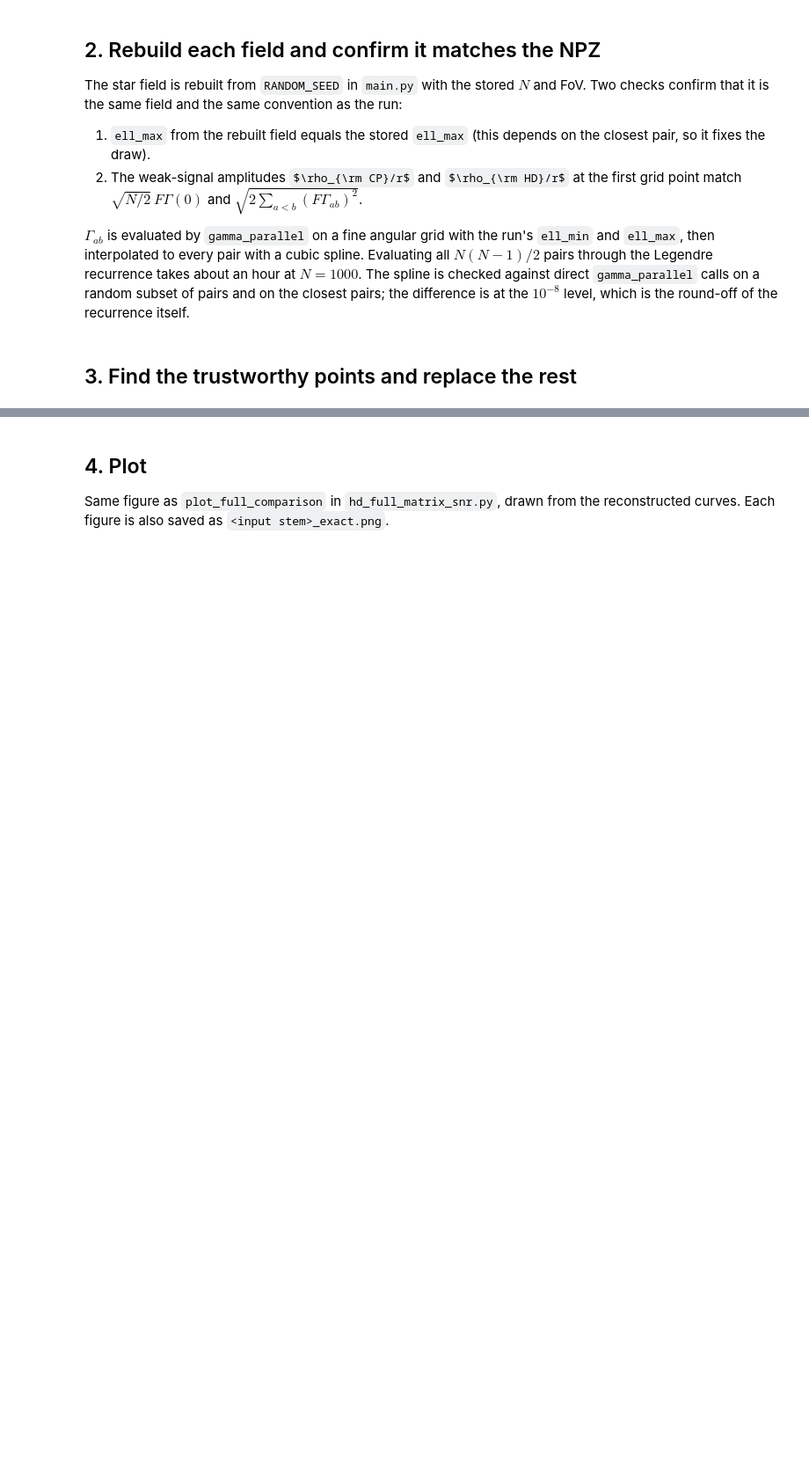
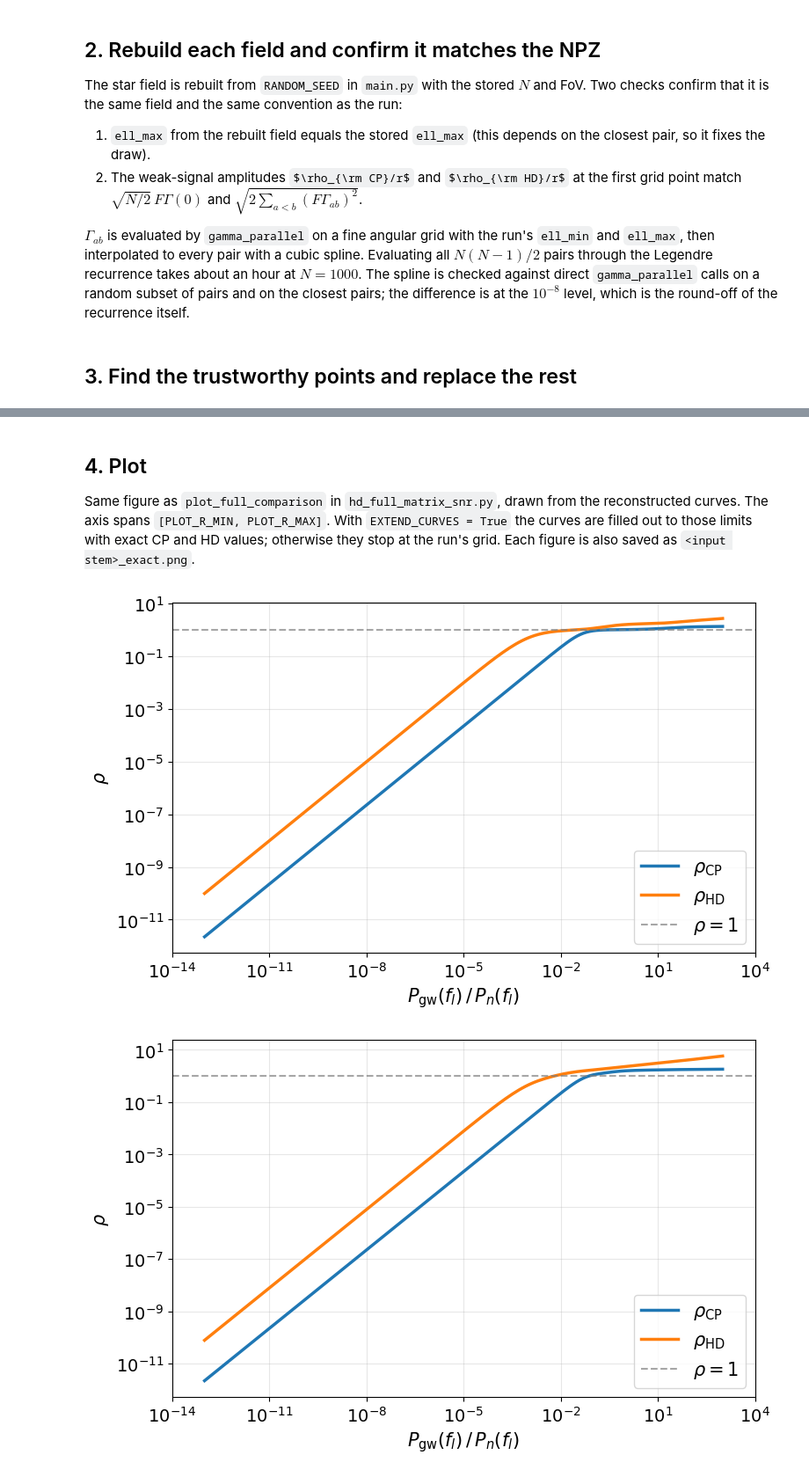
Before and after one commit to sydneyleggio/astrometry-toy-model, a Jupyter notebook: hd_exact_plateau.ipynb, the cells around one changed output, grey strips where cells are left out. Shown at 88% size. Saved outputs shown, nothing was run; the diff lists cells and outputs as text; code cells hidden in the pictures; some formulas as TeX source; blank space fills up the shorter version.

```diff
--- a/hd_exact_plateau.ipynb
+++ b/hd_exact_plateau.ipynb
@@ -26,6 +34,10 @@ RTOL      = 1e-4           # NPZ and exact agree if |rho_npz/rho_exact - 1| <= R
 N_CONSEC  = 5              # consecutive agreeing points needed before the scan stops
 RES_TOL   = 1e-8           # exact points with a larger relative residual are flagged
 GAMMA_GRID = 6000          # angular grid points used to build Gamma (see section 2)
+PLOT_R_MIN = 1e-14         # x-axis limits of the plot
+PLOT_R_MAX = 1e4
+EXTEND_CURVES = False      # False: curves stop at the run's grid, leaving margins on the axis
+                           # True: curves are filled out to the axis limits with exact values (plot only)
 # --------------------------------------------------------------------------
 
 sys.path.insert(0, os.path.abspath(CODE_DIR))
@@ -172,7 +191,22 @@ def reconstruct(path):
     stem, _ = os.path.splitext(path)
     np.savez(stem + OUT_SUFFIX + ".npz", **out)
     print(f"  saved {os.path.basename(stem + OUT_SUFFIX + '.npz')}")
+    # exact extension beyond the NPZ grid, for the plot only (same points per decade)
+    step = np.log10(r[1] / r[0])
+    r_lo = 10**np.arange(np.log10(r[0]) - step, np.log10(PLOT_R_MIN) - 1e-9, -step)[::-1]
+    r_hi = 10**np.arange(np.log10(r[-1]) + step, np.log10(PLOT_R_MAX) + 1e-9, step)
+    r_ext = np.r_[r_lo, r_hi] if EXTEND_CURVES else np.array([])
+    hd_ext, res_ext = (np.array(v) for v in zip(*[solver(x) for x in r_ext])) if r_ext.size else (np.array([]), np.array([]))
+    cp_ext = M.rho_cp_full(r_ext, G, lmin, lmax, verbose=False) if r_ext.size else np.array([])
+    if r_ext.size:
+        print(f"  plot extended to [{PLOT_R_MIN:.0e}, {PLOT_R_MAX:.0e}] with {r_ext.size} exact points; "
+              f"max residual {np.max(res_ext):.1e}" + ("  (above RES_TOL: lower PLOT_R_MAX)" if np.max(res_ext) > RES_TOL else ""))
+    order = np.argsort(np.r_[r, r_ext])
+    r_plot = np.r_[r, r_ext][order]
+    cp_plot = np.r_[d["rho_cp"], cp_ext][order]
+    hd_plot = np.r_[rho_final, hd_ext][order]
     return dict(d=d, r=r, rho_npz=rho_npz, exact=exact, res=res, replaced=replaced,
-                keep_to=keep_to, rho_final=rho_final, flag=flag)
+                keep_to=keep_to, rho_final=rho_final, flag=flag,
+                r_plot=r_plot, cp_plot=cp_plot, hd_plot=hd_plot)
 
 results = {p: reconstruct(p) for p in NPZ_FILES}
@@ -180,28 +232,32 @@ results = {p: reconstruct(p) for p in NPZ_FILES}
 ## 4. Plot
 
 Same figure as `plot_full_comparison` in `hd_full_matrix_snr.py`, drawn from the reconstructed curves.
+The axis spans `[PLOT_R_MIN, PLOT_R_MAX]`. With `EXTEND_CURVES = True` the curves are filled out to those limits with exact CP and HD values; otherwise they stop at the run's grid.
 Each figure is also saved as `<input stem>_exact.png`.
 # %%
 MISSION = {10.0: "Kepler", 45.8: "PLATO"}       # FoV (deg) -> mission name for titles
 
 for p, R in results.items():
     d, r = R["d"], R["r"]
     fov = float(d["FIELD_SIZE_DEG"])
     mission = MISSION.get(round(fov, 1), f"FoV {fov:g}°")
     phys = float(d["PHYSICAL_RATIO"])
 
     fig, ax = plt.subplots(figsize=(8, 5))
-    ax.loglog(r, d["rho_cp"], color="C0", lw=2.5, label=r"$\rho_{\rm CP}$")
-    ax.loglog(r, R["rho_final"], color="C1", lw=2.5, label=r"$\rho_{\rm HD}$")
-    ax.axvline(phys, color="k", lw=1.2, ls="--", label=rf"{mission}-like signal ${phys:.1e}$")
+    ax.loglog(R["r_plot"], R["cp_plot"], color="C0", lw=2.5, label=r"$\rho_{\rm CP}$")
+    ax.loglog(R["r_plot"], R["hd_plot"], color="C1", lw=2.5, label=r"$\rho_{\rm HD}$")
+    ax.axhline(y=1, color="gray", linestyle="--", lw=1.5, alpha=0.7, label=r"$\rho=1$")
 
-    ax.set_xlim(r[0], r[-1])
-    ax.set_xlabel(r"$P_{\rm gw}(f_l)\,/\,P_n(f_l)$", fontsize=13)
-    ax.set_ylabel(r"$\rho$", fontsize=13)
-    ax.set_title(f"CP and HD Full SNR: {mission}", fontsize=13)
-    ax.legend(fontsize=11)
+    ax.set_xlim(PLOT_R_MIN, PLOT_R_MAX)
+    ax.set_xlabel(r"$P_{\rm gw}(f_l)\,/\,P_n(f_l)$", fontsize=15)
+    ax.set_ylabel(r"$\rho$", fontsize=15)
+    ax.legend(fontsize=15)
     ax.grid(True, which="both", alpha=0.3)
+    ax.tick_params(axis="both", which="major", labelsize=14)
     plt.tight_layout()
     stem, _ = os.path.splitext(p)
     plt.savefig(stem + OUT_SUFFIX + ".png", dpi=150)
     plt.show()
+# %% [output]
+[figure, added]
+[figure, added]
```
Also changed, not shown: parts of 4 cells of this notebook, 2 other files.
